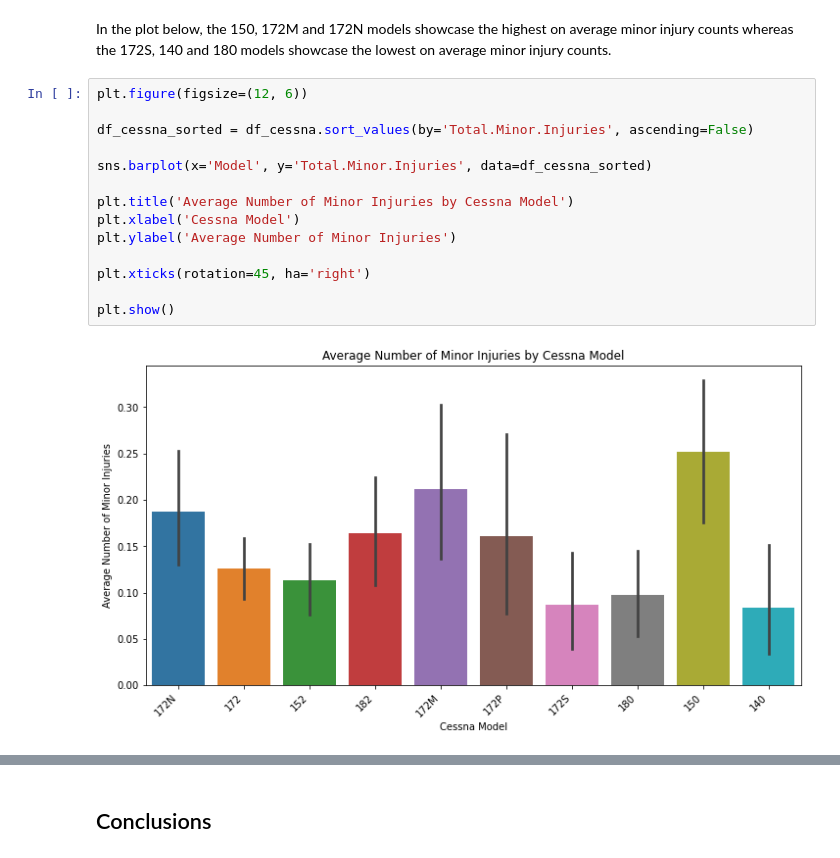
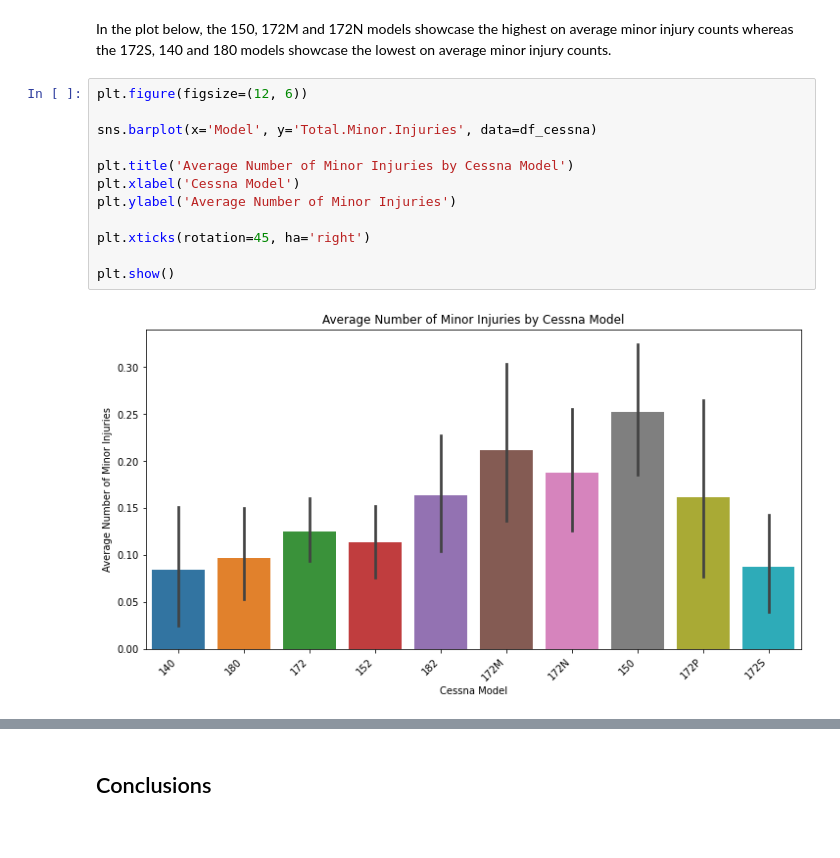
Before and after one commit to justinnllee/Aircraft_Safety_Analysis, a Jupyter notebook: notebook.ipynb, the cells around one changed output, grey strips where cells are left out. Saved outputs shown, nothing was run; the diff lists cells and outputs as text.

```diff
--- a/notebook.ipynb
+++ b/notebook.ipynb
@@ -408,16 +430,14 @@ In the plot below, the 150, 172M and 172N models showcase the highest on average
 # %%
 plt.figure(figsize=(12, 6))
 
-df_cessna_sorted = df_cessna.sort_values(by='Total.Minor.Injuries', ascending=False)
-
-sns.barplot(x='Model', y='Total.Minor.Injuries', data=df_cessna_sorted)
+sns.barplot(x='Model', y='Total.Minor.Injuries', data=df_cessna)
 
 plt.title('Average Number of Minor Injuries by Cessna Model')
 plt.xlabel('Cessna Model')
 plt.ylabel('Average Number of Minor Injuries')
 
 plt.xticks(rotation=45, ha='right')
 
 plt.show()
 # %% [output]
-[figure, old version]
+[figure, new version]
```
Also changed, not shown: parts of 17 cells of this notebook.
